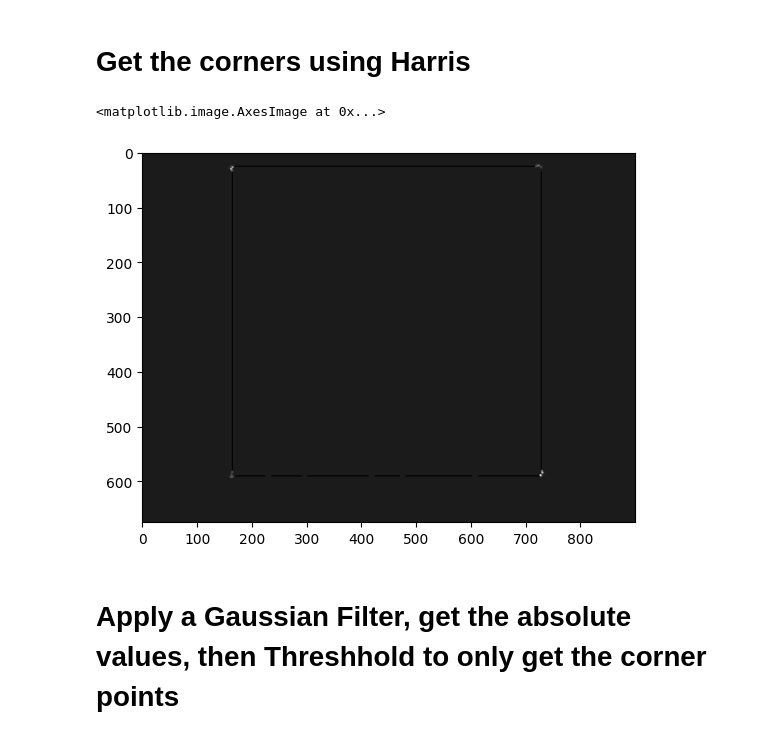
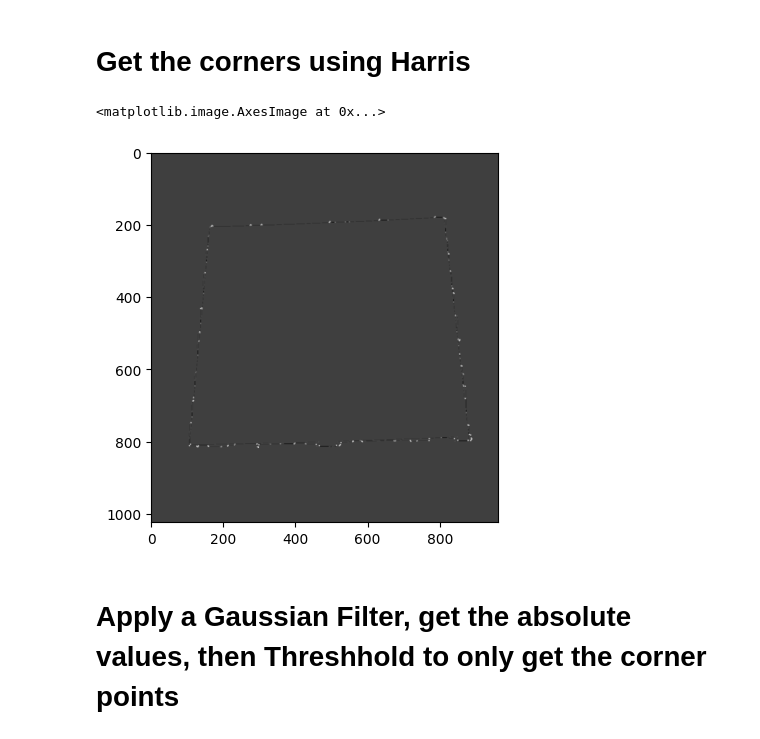
Before and after one commit to youssef-mohamed1809/Sudoku-Image-Processing, a Jupyter notebook: main.ipynb, the cells around one changed output. Drawn from its saved outputs; the diff is of its cells as text; code cells hidden in the pictures.

```diff
--- a/main.ipynb
+++ b/main.ipynb
@@ -8,15 +8,16 @@ import matplotlib.pyplot as plt
 # %% [markdown]
 # Load the Image
 # %%
-#req = urllib.request.urlopen('https://encrypted-tbn0.gstatic.com/images?q=tbn:ANd9GcSXWgbXAGTp-igspDP1qDo3aFJeE4vd_2u3Og&usqp=CAU')
-#req = urllib.request.urlopen('https://live.staticflickr.com/8027/6978422072_33ac92fe1a_b.jpg')
-#req = urllib.request.urlopen('https://jump.dev/JuMP.jl/stable/assets/partial_sudoku.png')
+# req = urllib.request.urlopen('https://encrypted-tbn0.gstatic.com/images?q=tbn:ANd9GcSXWgbXAGTp-igspDP1qDo3aFJeE4vd_2u3Og&usqp=CAU')
+req = urllib.request.urlopen('https://live.staticflickr.com/8027/6978422072_33ac92fe1a_b.jpg')
+# req = urllib.request.urlopen('https://jump.dev/JuMP.jl/stable/assets/partial_sudoku.png')
 # req = urllib.request.urlopen('https://sources.roboflow.com/dcbM99GUgvVCEMo4F2rq8vaVApB2/DSJGI2e7g77XqctWIGQG/original.jpg')
 # req = urllib.request.urlopen('https://cdn.britannica.com/42/97142-131-E3E24AA5/sudoku-puzzle-games.jpg')
-req = urllib.request.urlopen('https://cdn.britannica.com/42/97142-131-E3E24AA5/sudoku-puzzle-games.jpg')
+# req = urllib.request.urlopen('https://sources.roboflow.com/dcbM99GUgvVCEMo4F2rq8vaVApB2/DSJGI2e7g77XqctWIGQG/original.jpg')
 
 arr = np.asarray(bytearray(req.read()), dtype=np.uint8) #transform image to array
 img = cv2.imdecode(arr, -1) # 'Load it as it is'
+# img = cv2.imread('/home/youssef/nagysudoku2.jpg')
 plt.imshow(img, cmap="gray")
 # %% [output]
 <matplotlib.image.AxesImage at 0x...>
@@ -106,0 +115,6 @@ plt.imshow(output, cmap="gray")
+# %%
+closed_grid = np.zeros_like(img_gray_threshed, dtype = np.uint8)
+closed_grid = cv2.morphologyEx(canny_img, cv2.MORPH_CLOSE, cv2.getStructuringElement(cv2.MORPH_RECT, (25, 25)))
+plt.imshow(closed_grid, cmap="gray")
+
+newimg = cv2.Canny(closed_grid, 50, 150)
@@ -107,18 +143,20 @@ plt.imshow(output, cmap="gray")
 # %% [markdown]
 # Get the corners using Harris
 # %%
-dest = cv2.cornerHarris(output, 2, 3, 0.05)
+# blurred = cv2.GaussianBlur(tmp_imgy, (3, 3), cv2.BORDER_DEFAULT)
+
+dest = cv2.cornerHarris(closed_grid, 2, 3, 0.05)
 
 # Results are marked through the dilated corners
 dest = cv2.dilate(dest, None)
 
 # Reverting back to the original image,
 # with optimal threshold value
 
 plt.imshow(dest, cmap="gray")
 # %% [output]
 <matplotlib.image.AxesImage at 0x...>
-[figure, old version]
+[figure, new version]
 # %% [markdown]
 # Apply a Gaussian Filter, get the absolute values, then Threshhold to only get the corner points
 # %%
```
Also changed, not shown: parts of 14 cells of this notebook.
